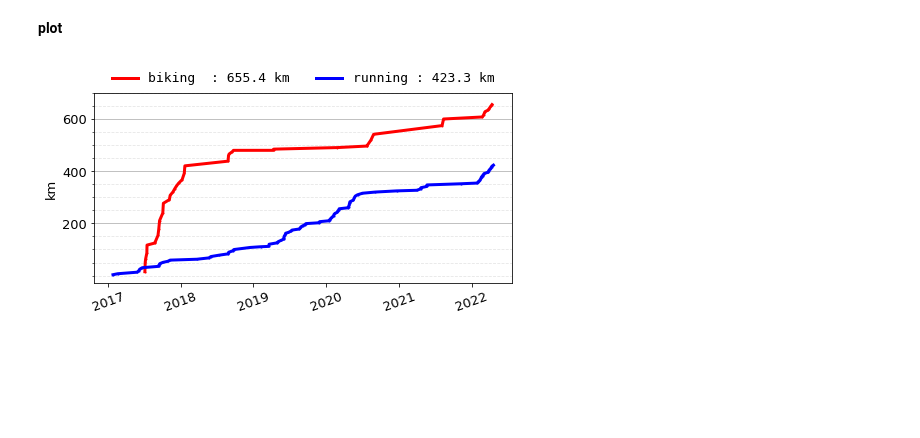
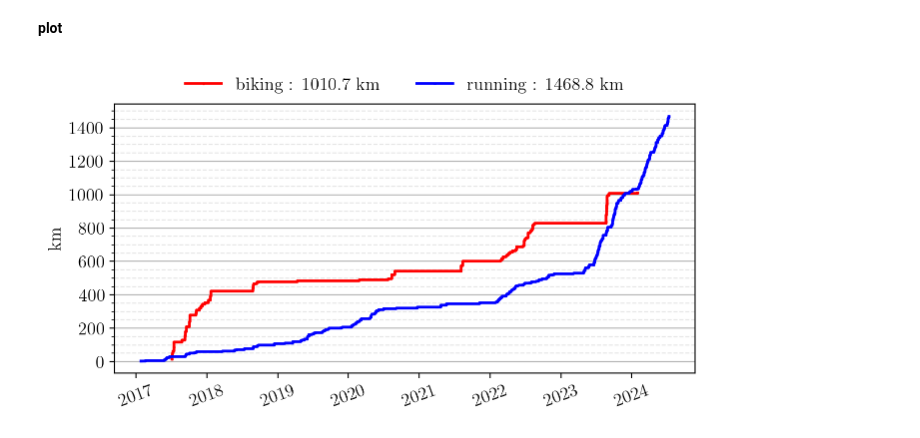
Before and after one commit to PaoloCremo/PaoloCremo.github.io, a Jupyter notebook: files/count_BnR.ipynb, the cells around one changed output. Drawn from its saved outputs; the diff is of its cells as text; code cells hidden in the pictures; blank space fills up the shorter version.

Commit message:
updated data, improved plot and adapted to english

```diff
--- a/files/count_BnR.ipynb
+++ b/files/count_BnR.ipynb
@@ -3,8 +3,16 @@ import os
 import sys
 path_home = os.path.expanduser('~')
 
+import numpy as np
 import pandas as pd
 import matplotlib.pyplot as plt
 
 fontSz = 15
 fontsz = 13
+
+%config InlineBackend.figure_format = 'retina'
+sys.path.insert(1, '/Library/TeX/texbin')
+
+# to use LaTex font
+plt.rc('text', usetex=True)
+plt.rc('font', family='serif')
@@ -12,0 +19,4 @@ df = pd.read_csv(path_home+'/Dropbox/PhD/html/web-page/files/Activities.csv')#,
+# %%
+# df = pd.read_csv(path_home+'/Documents/git/PaoloCremo.github.io/files/Activities.csv')#, sep=',', index_col=0)
+df = pd.read_csv(path_home+'/Downloads/Activities.csv')#, sep=',', index_col=0)
+df.head()
@@ -15,12 +33,13 @@ __find all corse__
 # %%
 ic = []
 for i in df.index:
-    if 'Corsa' in df['Tipo di attività'][i]:
+    # if 'Corsa' in df['Tipo di attività'][i]:
+    if 'Running' in df['Activity Type'][i]:
         ic.append(i)
 
 ib = []
 for i in df.index:
-    if 'Ciclismo' in df['Tipo di attività'][i]:
+    if 'Cycling' in df['Activity Type'][i]:
         ib.append(i)
 # %% [markdown]
 __sum distances__
@@ -28,36 +47,35 @@ __sum distances__
 sb = []
 sr = []
 for i in ib:
-    sb.append(sum(df.loc[ib].loc[i:].Distanza))
+    sb.append(sum(df.loc[ib].loc[i:].Distance))
 
 for i in ic:
-    sr.append(sum(df.loc[ic].loc[i:].Distanza))
+    sr.append(sum(df.loc[ic].loc[i:].Distance))
 # %% [markdown]
 __plot__
 # %%
+lw = 2
+ms = 1
+
 fig, ax = plt.subplots(1,1,figsize=(7.5,3.5))
-# plt.plot([pd.to_datetime(i) for i in f.index], f.km)
-lw = 3
-ms = 1
-plt.plot([pd.to_datetime(i) for i in df.loc[ib].Data], sb, linewidth=lw, c='r', marker='8', markersize=ms, label='biking  : %.1f km'%(sb[0])) # marker='8', markersize=ms,
-plt.plot([pd.to_datetime(i) for i in df.loc[ic].Data], sr, linewidth=lw, c='b', marker='s', markersize=ms, label='running : %.1f km'%(sr[0])) # marker='s', markersize=ms,
+
+plt.step([pd.to_datetime(i) for i in df.loc[ib].Date], sb, linewidth=lw, c='r', marker='8', markersize=ms, label='biking  : %.1f km'%(sb[0])) # marker='8', markersize=ms,
+plt.step([pd.to_datetime(i) for i in df.loc[ic].Date], sr, linewidth=lw, c='b', marker='s', markersize=ms, label='running : %.1f km'%(sr[0])) # marker='s', markersize=ms,
 plt.xticks(rotation=20)
 
-# plt.yscale('log')
 plt.ylabel('km', fontsize=fontsz)
 plt.legend(ncol=2, framealpha=0., prop={'family': 'monospace', 'size':fontsz}, loc='lower center', bbox_to_anchor=(0.5, .98))
 plt.tick_params(axis='both',which='both',direction='out',labelsize=fontsz)
 
-# plt.grid(axis='y', alpha=0.5)
-minor_ticks = [i*50 for i in range(15)]
+minor_ticks = np.arange(0, round(max(sb[0],sr[0]),-2)+1, 50)
 ax.set_yticks(minor_ticks, minor=True)
-major_t = [200, 400, 600]
+major_t = np.arange(0, round(max(sb[0],sr[0]),-2)+1, 200)
 ax.set_yticks(major_t)
 plt.grid(which='minor', linestyle='--', alpha=0.1, c='k', axis='y')
 plt.grid(which='major', alpha=0.3, c='k', axis='y')
 
-path_fig = path_home+'/Dropbox/PhD/html/web-page/images/rnb.jpg'
+path_fig = path_home+'/Documents/git/PaoloCremo.github.io/images/rnb.jpg'
 # plt.savefig(path_fig, dpi=300, format='png', bbox_inches="tight", transparent=True)
 plt.show()
 # %% [output]
-[figure, old version]
+[figure, new version]
```
Also changed, not shown: parts of 2 cells of this notebook.
